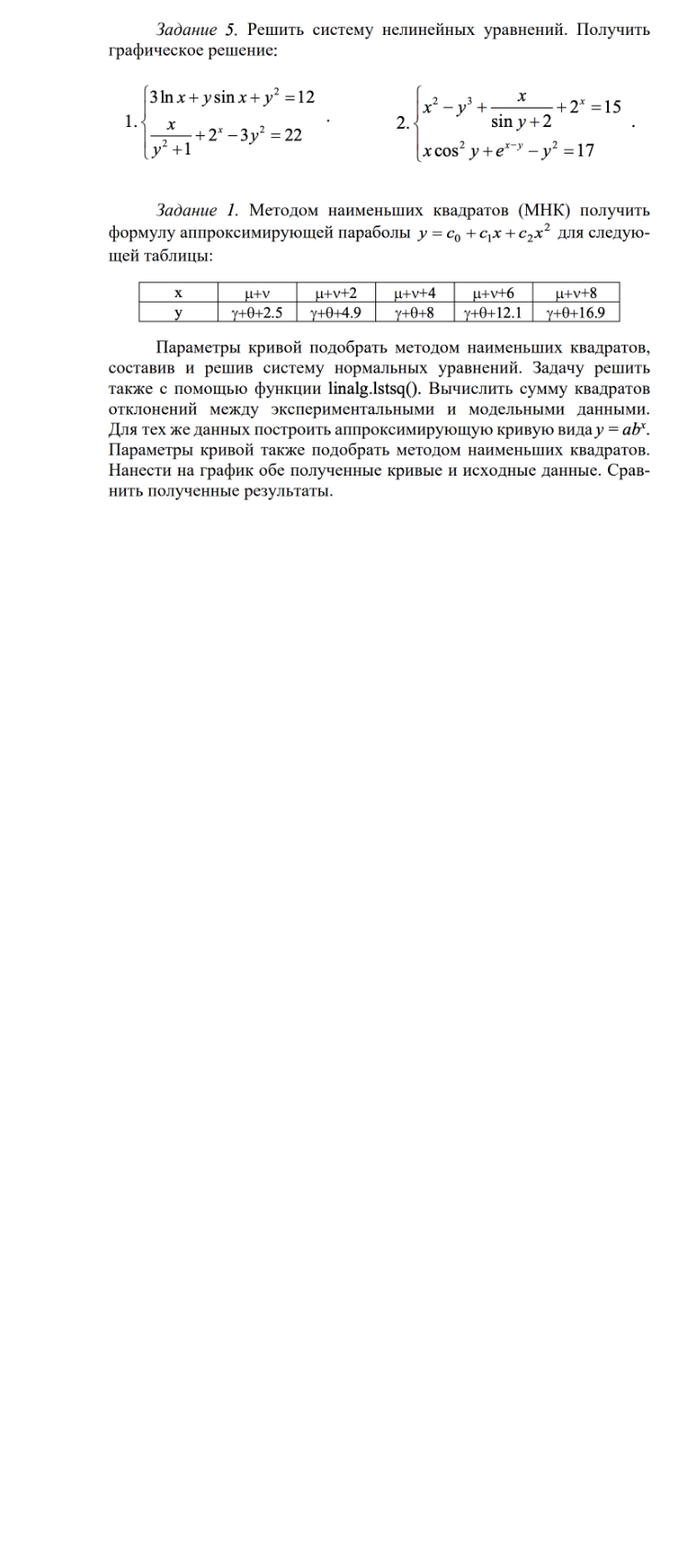
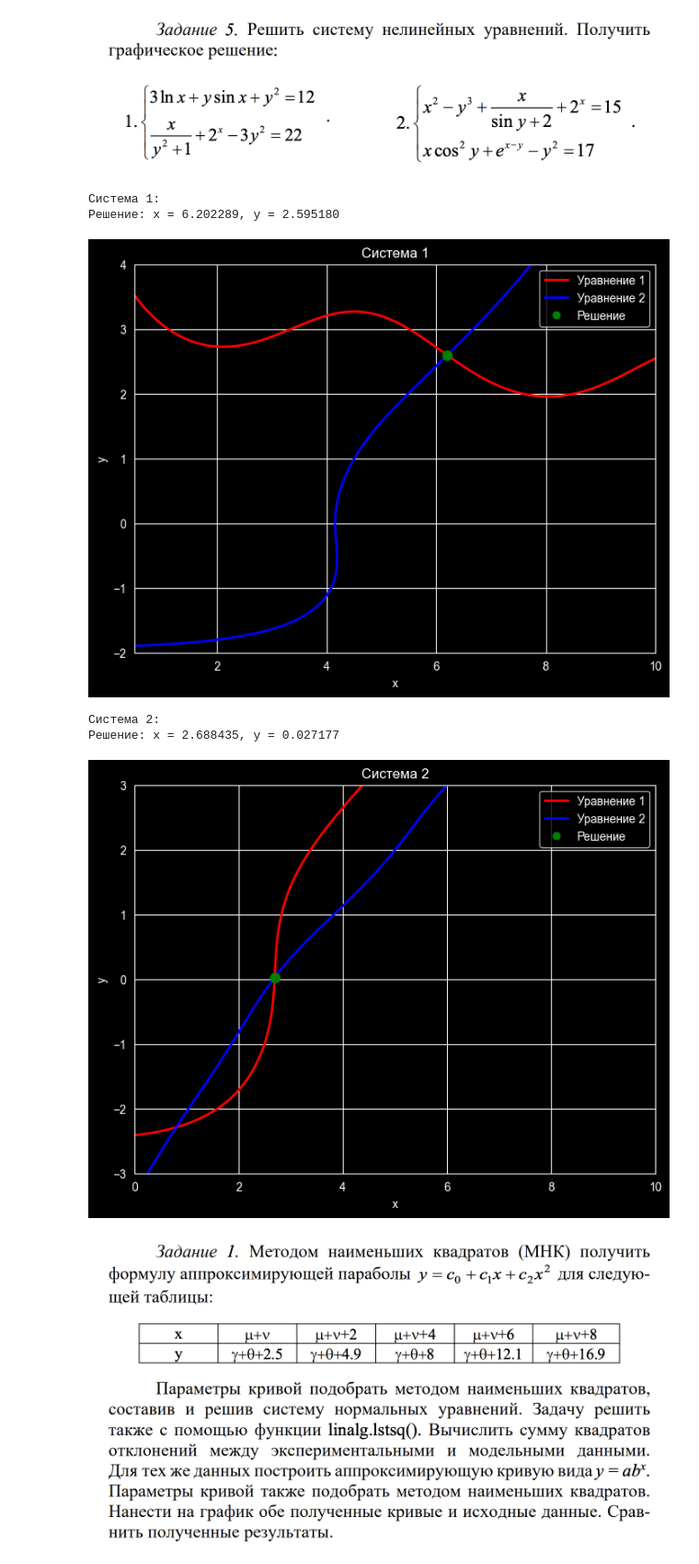
Before and after one commit to Calrission/MIIGAIK-Computer-Math, a Jupyter notebook: 4. Библиотека SciPy/Практическая_работа_№4_Библиотека_SciPy_Часть_№1.ipynb, the cells around one changed output. Shown at 92% size. Saved outputs shown, nothing was run; the diff lists cells and outputs as text; code cells hidden in the pictures; blank space fills up the shorter version.

```diff
--- a/4. Библиотека SciPy/Практическая_работа_№4_Библиотека_SciPy_Часть_№1.ipynb
+++ b/4. Библиотека SciPy/Практическая_работа_№4_Библиотека_SciPy_Часть_№1.ipynb
@@ -65,3 +335,79 @@
+# %%
+import numpy as np
+import matplotlib.pyplot as plt
+from scipy.optimize import root
+from matplotlib.lines import Line2D
+
+def system1(vars):
+    x, y = vars
+    eq1 = 3*np.log(x) + y*np.sin(x) + y**2 - 12
+    eq2 = x/(y**2+1) + 2**x - 3*y**3 - 22
+    return [eq1, eq2]
+
+def system2(vars):
+    x, y = vars
+    eq1 = x**2 - y**3 + x/(np.sin(y) + 2) + 2**x - 15
+    eq2 = x*np.cos(y)**2 + np.exp(x-y) - y**2 - 17
+    return [eq1, eq2]
+
+def plot_system(system, x_range, y_range, title, solution=None):
+    x_vals = np.linspace(x_range[0], x_range[1], 500)
+    y_vals = np.linspace(y_range[0], y_range[1], 500)
+    X, Y = np.meshgrid(x_vals, y_vals)
+
+    with np.errstate(divide='ignore', invalid='ignore'):
+        Z1 = np.zeros_like(X)
+        Z2 = np.zeros_like(X)
+        for i in range(X.shape[0]):
+            for j in range(X.shape[1]):
+                try:
+                    res = system([X[i,j], Y[i,j]])
+                    Z1[i,j] = res[0]
+                    Z2[i,j] = res[1]
+                except (ValueError, OverflowError):
+                    Z1[i,j] = np.nan
+                    Z2[i,j] = np.nan
+
+    plt.figure(figsize=(8,6))
+    cs1 = plt.contour(X, Y, Z1, levels=[0], colors='red', linewidths=2)
+    cs2 = plt.contour(X, Y, Z2, levels=[0], colors='blue', linewidths=2)
+    plt.xlabel('x')
+    plt.ylabel('y')
+    plt.title(title)
+    plt.grid(True)
+
+    legend_elements = [Line2D([0], [0], color='red', lw=2, label='Уравнение 1'),
+                       Line2D([0], [0], color='blue', lw=2, label='Уравнение 2')]
+    plt.legend(handles=legend_elements)
+
+    if solution is not None:
+        plt.plot(solution[0], solution[1], 'go', markersize=8, label='Найденное решение')
+        plt.legend(handles=legend_elements + [Line2D([0], [0], color='green', marker='o', linestyle='', label='Решение')])
+
+    plt.show()
+
+x0_1 = [2.0, 2.0]
+sol1 = root(system1, x0_1)
+
+print("Система 1:")
+print("Решение: x = {:.6f}, y = {:.6f}".format(sol1.x[0], sol1.x[1]))
+
+plot_system(system1, [0.5, 10], [-2, 4], "Система 1", sol1.x if sol1.success else None)
+
+x0_2 = [2.0, 2.0]
+sol2 = root(system2, x0_2)
+
+print("\nСистема 2:")
+print("Решение: x = {:.6f}, y = {:.6f}".format(sol2.x[0], sol2.x[1]))
+
+plot_system(system2, [0, 10], [-3, 3], "Система 2", sol2.x if sol2.success else None)
+# %% [output]
+Система 1:
+Решение: x = 6.202289, y = 2.595180
+[figure, added]
+Система 2:
+Решение: x = 2.688435, y = 0.027177
+[figure, added]
 # %% [markdown]
 ![image.png](embedded-picture-1)
 # %% [markdown]
```
Also changed, not shown: parts of 27 cells of this notebook.
